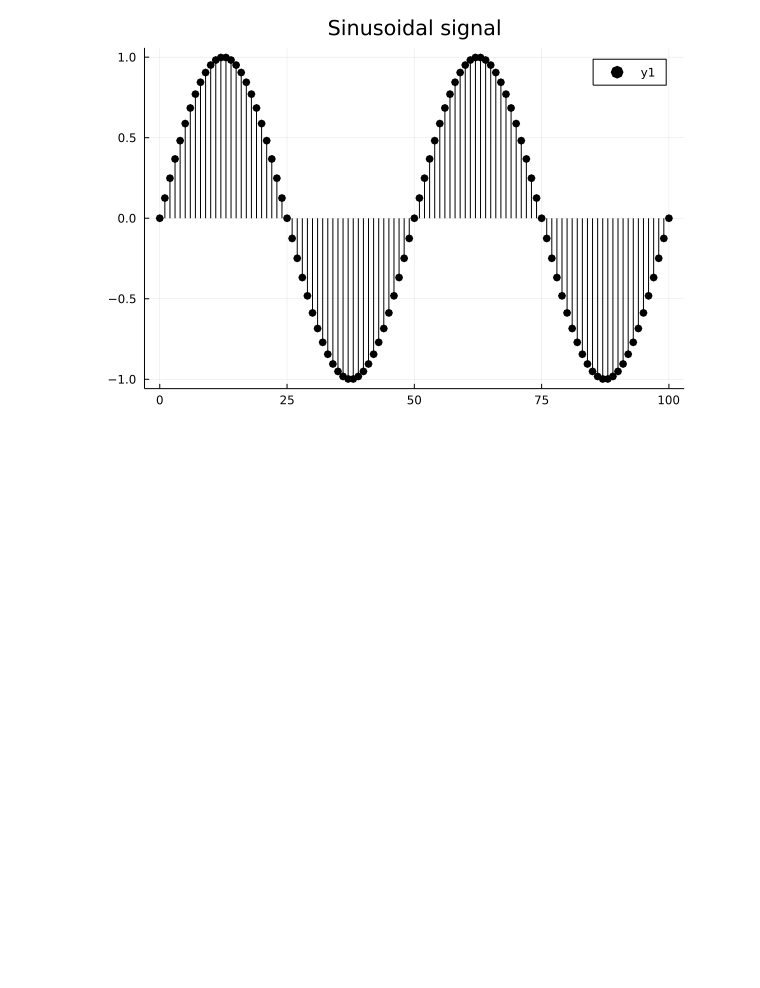
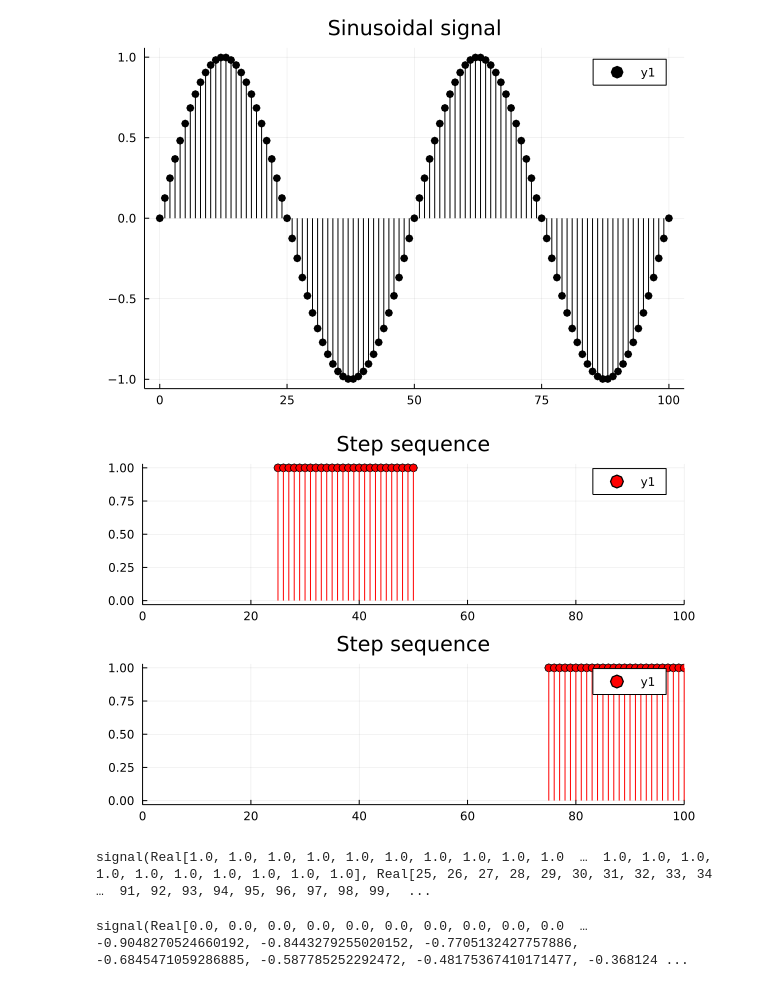
Before and after one commit to gjunqueira-sys/MySignalProcessing.jl, a Jupyter notebook: src/2022-1-8-SignalProcessingPart5.ipynb, the cells around one changed output. Drawn from its saved outputs; the diff is of its cells as text; code cells hidden in the pictures; blank space fills up the shorter version.

```diff
--- a/src/2022-1-8-SignalProcessingPart5.ipynb
+++ b/src/2022-1-8-SignalProcessingPart5.ipynb
@@ -38,3 +38,27 @@ s = 1.0 * sinseqmn(0,100, 2, 100);
 plot(s.n, s.A, line=:stem, title="Sinusoidal signal", marker = :o, color = :black)
 # %% [output]
 [figure]
+# %%
+# going to generate a step sequence mask to filter out negative cycles
+# then going to take these negative cycles and flip polarity to positive cycles
+# and then add back to the original signal.
+# this will result in a signal with only positive cycles
+
+M= stepseq(0,25);
+# %%
+m1 = M |>  sigshift(25);
+m2 = M |>  sigshift(75);
+# %%
+p1 = plot(m1.n, m1.A, line=:stem, title="Step sequence", marker = :o, color = :red, xlims=(0,100))
+p2 = plot(m2.n, m2.A, line=:stem, title="Step sequence", marker = :o, color = :red, xlims=(0,100))
+plot(p1, p2, layout=(2,1))
+# %% [output]
+[figure, added]
+# %%
+mask = m1+m2
+# %% [output]
+signal(Real[1.0, 1.0, 1.0, 1.0, 1.0, 1.0, 1.0, 1.0, 1.0, 1.0  …  1.0, 1.0, 1.0, 1.0, 1.0, 1.0, 1.0, 1.0, 1.0, 1.0], Real[25, 26, 27, 28, 29, 30, 31, 32, 33, 34  …  91, 92, 93, 94, 95, 96, 97, 98, 99,  ...
+# %%
+s2 = s*mask
+# %% [output]
+signal(Real[0.0, 0.0, 0.0, 0.0, 0.0, 0.0, 0.0, 0.0, 0.0, 0.0  …  -0.9048270524660192, -0.8443279255020152, -0.7705132427757886, -0.6845471059286885, -0.587785252292472, -0.48175367410171477, -0.368124 ...
```
Also changed, not shown: parts of 5 cells of this notebook.
